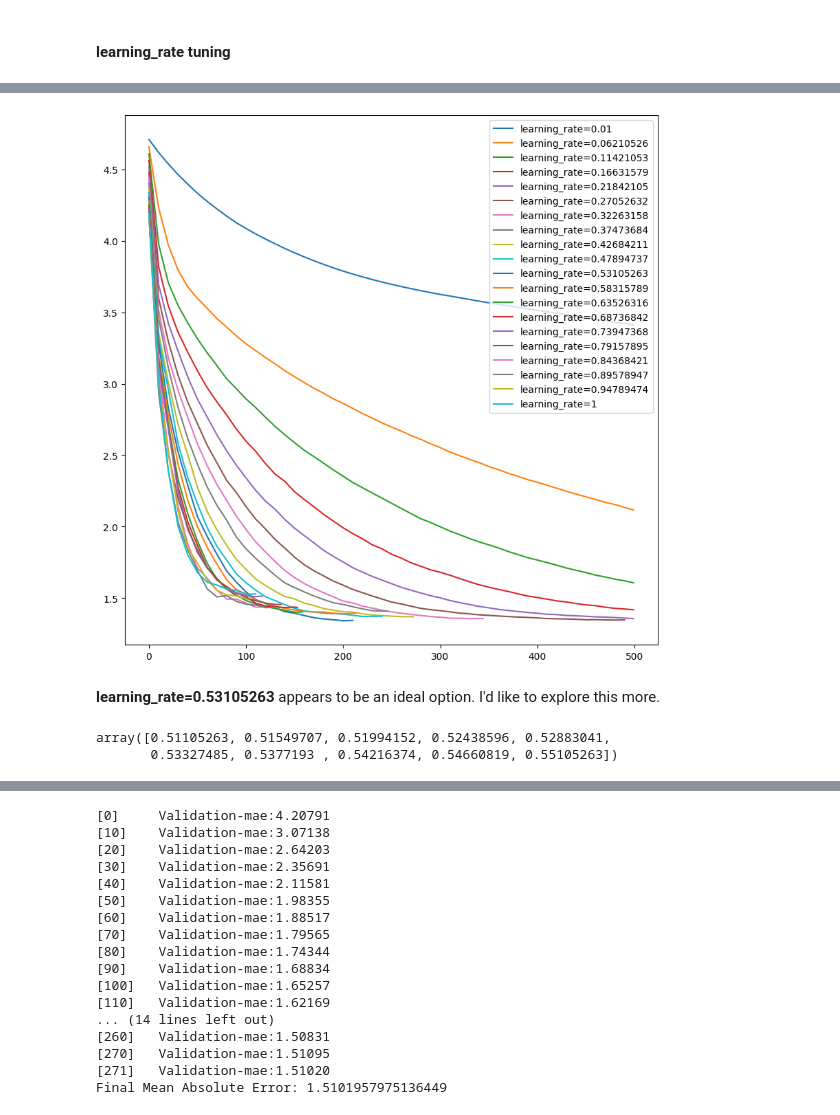
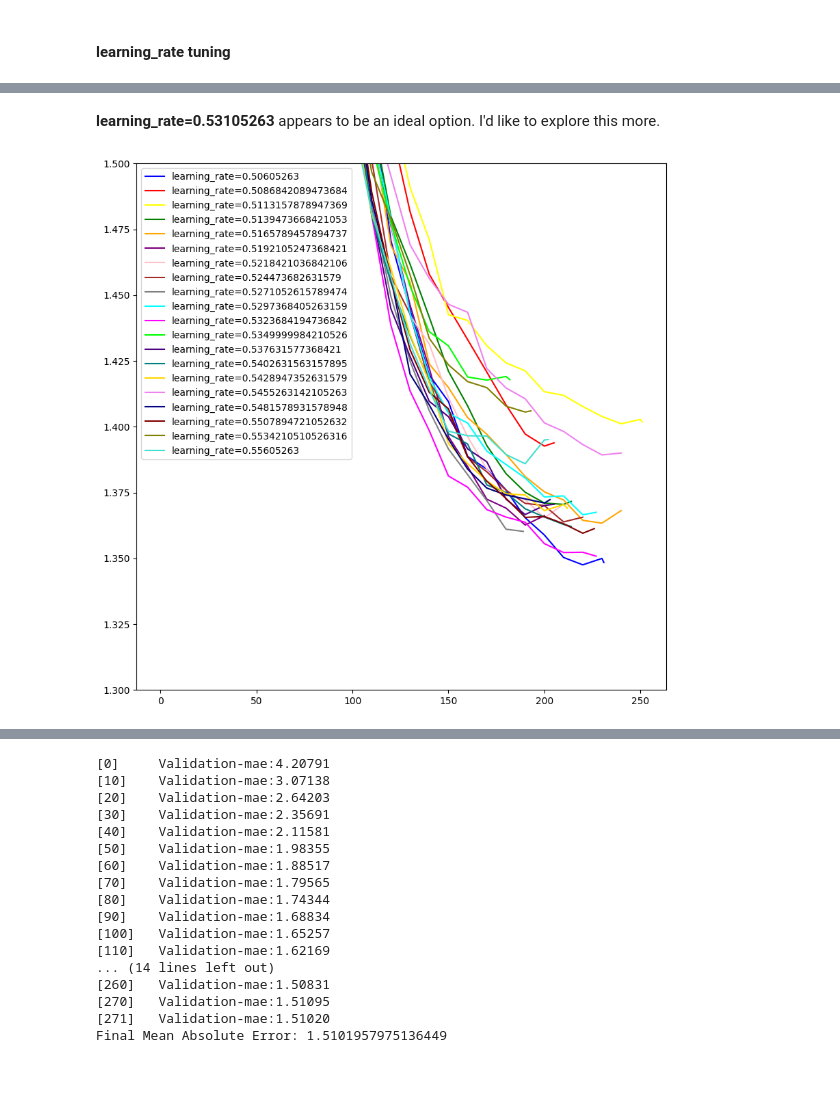
Before and after one commit to kabsmeiou/study-hours-estimator, a Jupyter notebook: notebook.ipynb, the cells around one changed output, grey strips where cells are left out. Saved outputs shown, nothing was run; the diff lists cells and outputs as text; code cells hidden in the pictures; blank space fills up the shorter version.

```diff
--- a/notebook.ipynb
+++ b/notebook.ipynb
@@ -869,24 +891,52 @@ xgb_scores['learning_rate=%s' % learning_rate] = parse_output(output)
-# %%
-plt.figure(figsize=(10, 10))
-for l in [0.01      , 0.06210526, 0.11421053, 0.16631579, 0.21842105,
-       0.27052632, 0.32263158, 0.37473684, 0.42684211, 0.47894737,
-       0.53105263, 0.58315789, 0.63526316, 0.68736842, 0.73947368,
-       0.79157895, 0.84368421, 0.89578947, 0.94789474, 1]:
-    plt.plot(xgb_scores['learning_rate=%s' % l].n_iteration,
-             xgb_scores['learning_rate=%s' % l].mae,
-            label=f"learning_rate={l}")
-plt.legend()
-plt.show()
-# %% [output]
-[figure, removed]
 # %% [markdown]
 **learning_rate=0.53105263** appears to be an ideal option. I'd like to explore this more.
 # %%
-np.linspace(0.53105263 - .020, 0.53105263 + .020, 10)
+search_space = np.linspace(0.53105263 - .025, 0.53105263 + .025, 20)
-# %% [output]
-array([0.51105263, 0.51549707, 0.51994152, 0.52438596, 0.52883041,
-       0.53327485, 0.5377193 , 0.54216374, 0.54660819, 0.55105263])
 # %%
 xgb_eta_scores = {}
+
+for l in search_space:  # 1 to 10
+    # capture the console output
+    output = io.StringIO()
+    with redirect_stdout(output):
+        params = {
+            "eval_metric": "mae",  # mae for evaluation
+            "learning_rate": l,
+            "max_depth": max_depth,
+            "seed": 42
+        }
+
+        model = xgb.train(
+            params,
+            dtrain,
+            num_boost_round=500,
+            evals=[(dval, "Validation")],
+            early_stopping_rounds=10,
+            verbose_eval=10
+        )
+
+    # retrieve captured output
+    captured_output = output.getvalue()
+    output.close()
+
+    # parsing
+    xgb_eta_scores[f"eta={l}"] = parse_output(captured_output)
 # %%
-learning_rate =0.55105263
+colors = ['blue', 'red', 'yellow', 'green', 'orange', 'purple', 'pink', 'brown', 'gray', 'cyan',
+ 'magenta', 'lime', 'indigo', 'teal', 'gold', 'violet', 'navy', 'maroon', 'olive', 'turquoise']
+
+plt.figure(figsize=(10, 10))
+
+for i, l in enumerate(search_space):
+    plt.plot(
+        xgb_eta_scores['eta=%s' % l].n_iteration,
+        xgb_eta_scores['eta=%s' % l].mae,
+        label=f"learning_rate={l}",
+        color=colors[i % len(colors)]  # Cycle through colors if more lines than colors
+    )
+
+plt.legend()
+plt.ylim(1.3, 1.5)
+plt.show()
+# %% [output]
+[figure, added]
```
Also changed, not shown: parts of 40 cells of this notebook.
